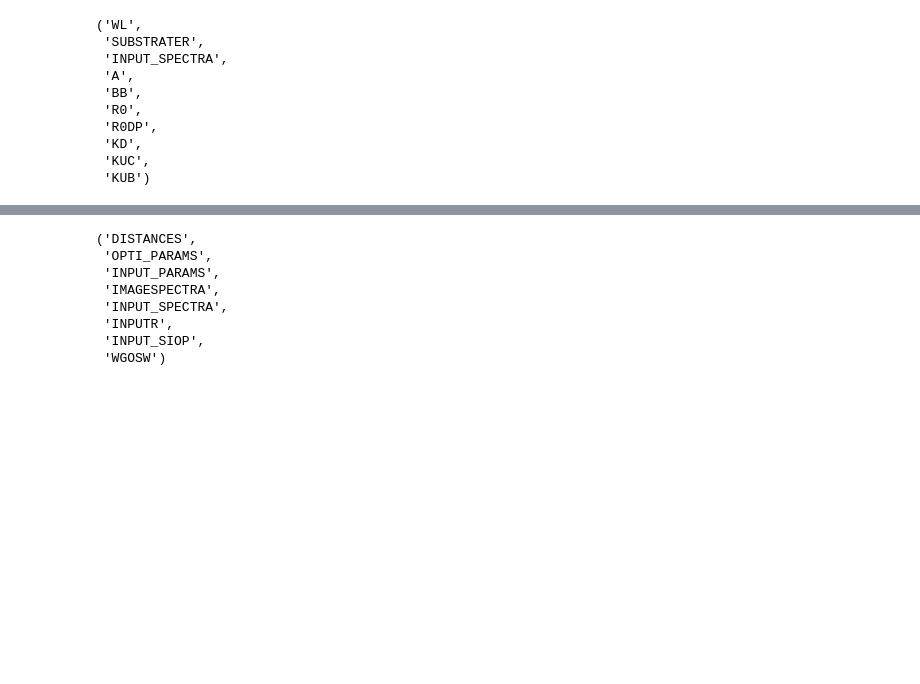
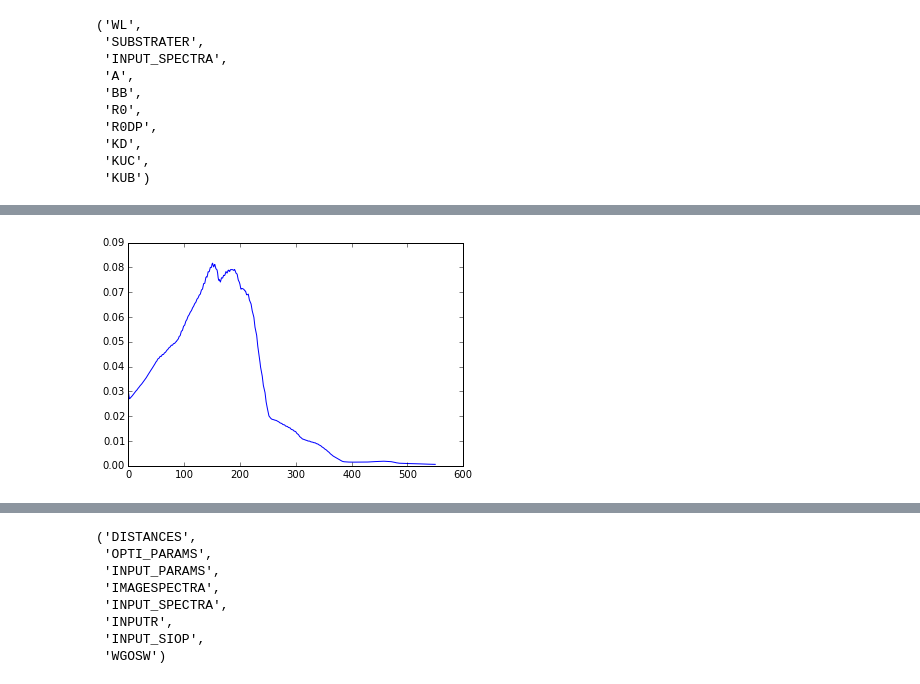
Before and after one commit to obarrilero/sambuca, a Jupyter notebook: reference/notebooks/Reading IDL SAV data.ipynb, the cells around one changed output, grey strips where cells are left out. Drawn from its saved outputs; the diff is of its cells as text; code cells hidden in the pictures; blank space fills up the shorter version.

```diff
--- a/reference/notebooks/Reading IDL SAV data.ipynb
+++ b/reference/notebooks/Reading IDL SAV data.ipynb
@@ -34 +41,5 @@ data.spectra[0].dtype.names
+# %%
+plt.plot(data.spectra[0].R0DP);
+# %% [output]
+[figure, added]
 # %%
```
Also changed, not shown: parts of 11 cells of this notebook, 1 other file.
